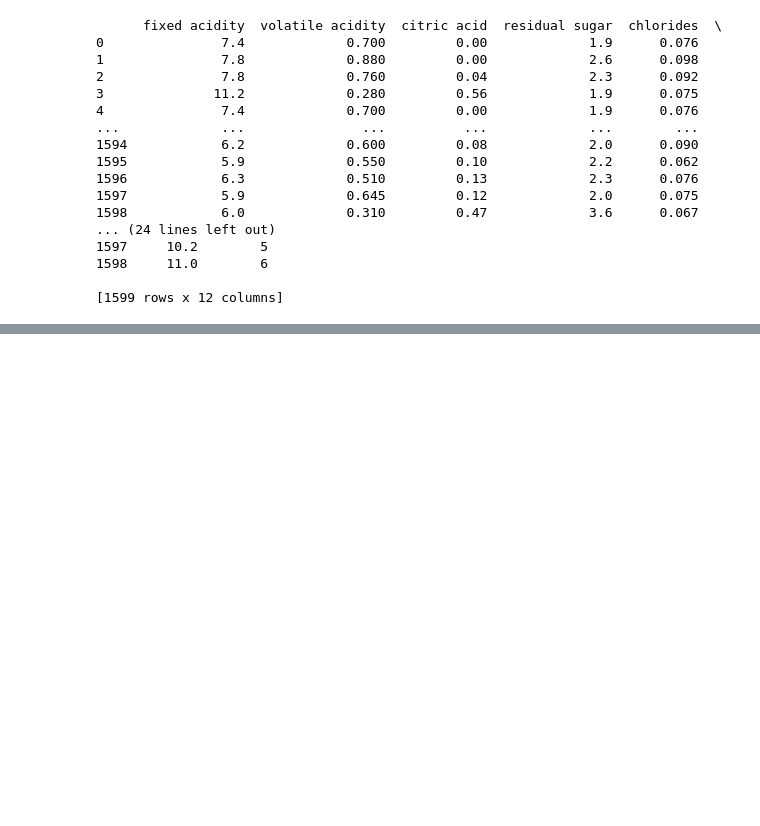
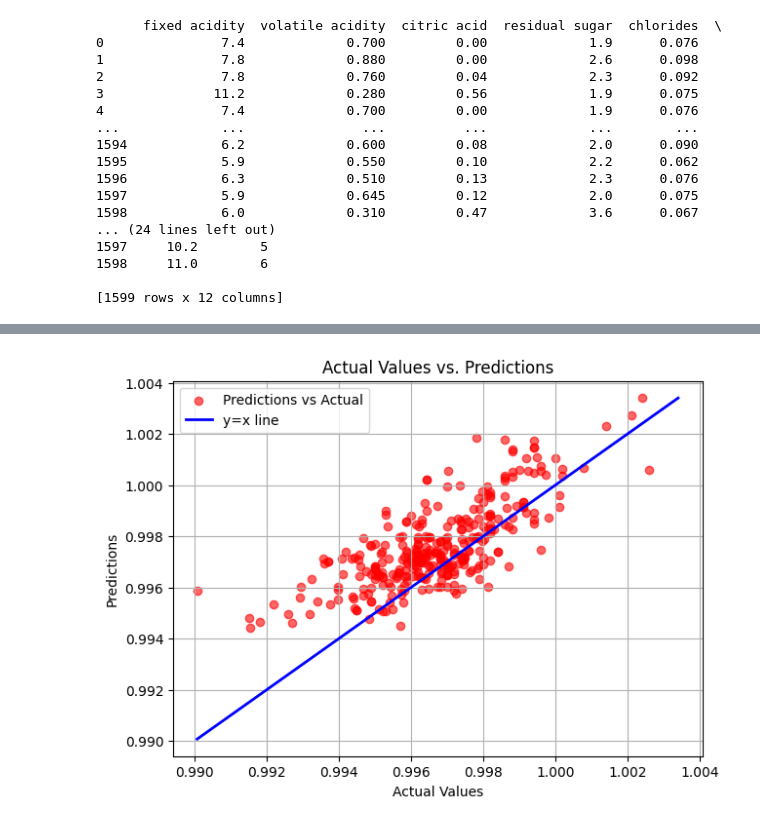
Before and after one commit to zhaoliu6/ml_coding_1, a Jupyter notebook: linear_regression_on_the_winequality-red_dataseet.ipynb, the cells around one changed output, grey strips where cells are left out. Cells and saved outputs as stored; diff of their text form; code cells hidden in the pictures; blank space fills up the shorter version.

```diff
--- a/linear_regression_on_the_winequality-red_dataseet.ipynb
+++ b/linear_regression_on_the_winequality-red_dataseet.ipynb
@@ -104,0 +137,32 @@ Mean Squared Error (MSE) : 0.35008178613891483
+# %%
+X_test = test_data.drop('quality', axis=1).values
+X_test_bias = np.c_[np.ones((X_test.shape[0], 1)), X_test]
+
+predictions = X_test_bias.dot(theta_best)
+# print("predictions")
+# print(predictions)
+
+# Get the predictions and calculating the sum of squared errors on testing data:
+mse = np.sum((y_test - predictions) ** 2) /len(y_test)
+print("Mean Squared Error (MSE) :", mse)
+# %%
+# • Plot the predictions vs the actual data values (ground truth).
+plt.figure(figsize=(7, 5))
+
+# Scatter plot of Actual Values vs Predictions
+plt.scatter(y_test, predictions, color='red', label='Predictions vs Actual', alpha=0.6)
+
+# Plot the y=x line
+min_val = min(min(y_test), min(predictions))
+max_val = max(max(y_test), max(predictions))
+plt.plot([min_val, max_val], [min_val, max_val], color='blue', linewidth=2, label='y=x line')
+
+# Set titles, labels, and other plot properties
+plt.title('Actual Values vs. Predictions')
+plt.xlabel('Actual Values')
+plt.ylabel('Predictions')
+plt.legend(loc='upper left')
+plt.grid(True)
+plt.show()
+# %% [output]
+[figure, added]
```
Also changed, not shown: parts of 3 cells of this notebook, 4 other files.
